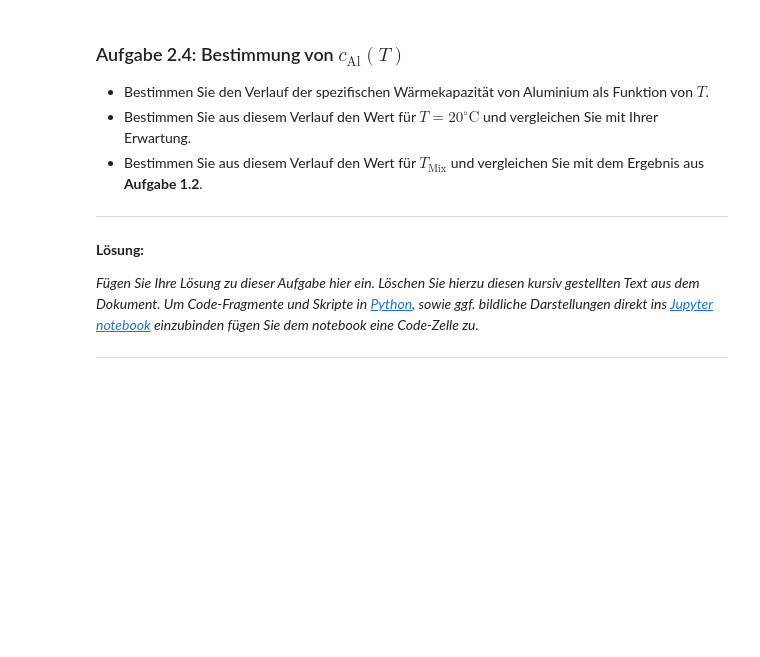
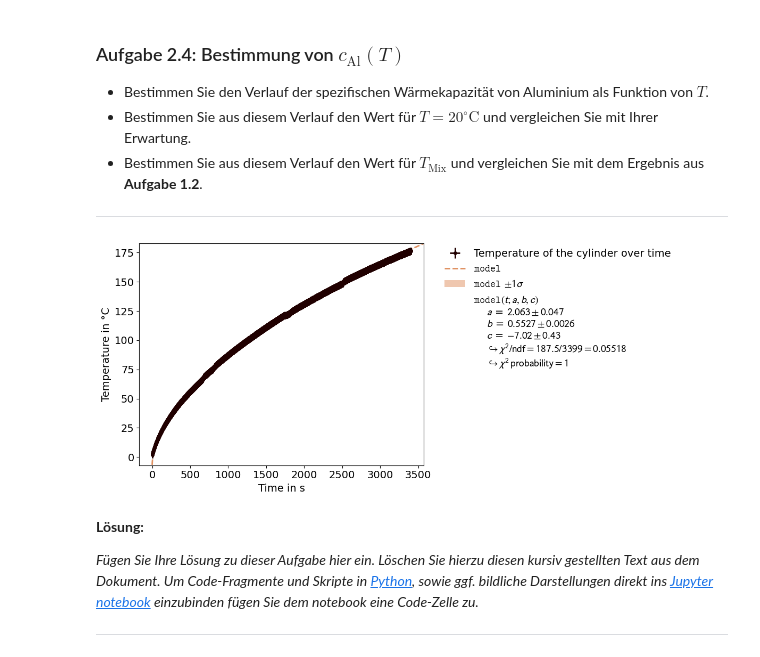
Before and after one commit to MRNock04/P2, a Jupyter notebook: Spezifische_Waermekapazitaet/Spezifische_Waermekapazitaet.ipynb, the cells around one changed output. Drawn from its saved outputs; the diff is of its cells as text; code cells hidden in the pictures; blank space fills up the shorter version.

```diff
--- a/Spezifische_Waermekapazitaet/Spezifische_Waermekapazitaet.ipynb
+++ b/Spezifische_Waermekapazitaet/Spezifische_Waermekapazitaet.ipynb
@@ -434,6 +432,28 @@ To the data, we fit the model $T_0 =
  * Bestimmen Sie aus diesem Verlauf den Wert für $T_{\mathrm{Mix}}$ und vergleichen Sie mit dem Ergebnis aus **Aufgabe 1.2**.
 
 ---
+# %%
+# calculating and correcting the T-array
+T = [x.n for x in (calculate_T(U) - correction_T(t))]
+T_err = [x.std_dev for x in (calculate_T(U) - correction_T(t))]
+
+# defining a modelfunction
+def model(t,a,b,c):
+    return a*t**b + c
+
+# doing a fit
+xy_data = kafe2.XYContainer(t,T)
+xy_data.label = 'Temperature of the cylinder over time'
+xy_data.axis_labels = ('Time in s','Temperature in °C')
+
+fit = kafe2.XYFit(xy_data, model)
+fit.add_error('y',T_err)
+fit.do_fit()
+
+plot = kafe2.plot(fit)
+plt.show()
+# %% [output]
+[figure, added]
 # %% [markdown]
 **Lösung:**
 
```
Also changed, not shown: parts of 6 cells of this notebook.
